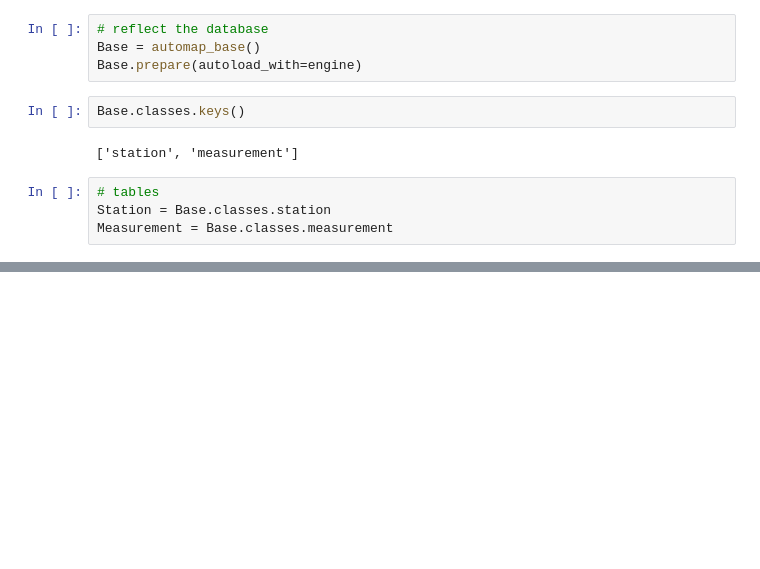
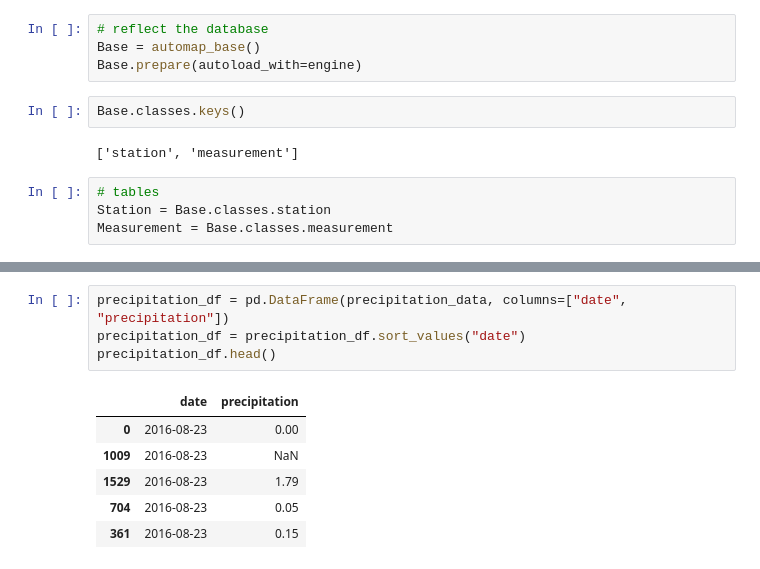
Before and after one commit to 99btyler/MSUDA-challenge-sqlalchemy, a Jupyter notebook: submission/climate.ipynb, the cells around one changed output, grey strips where cells are left out. Saved outputs shown, nothing was run; the diff lists cells and outputs as text; blank space fills up the shorter version.

```diff
--- a/submission/climate.ipynb
+++ b/submission/climate.ipynb
@@ -32,0 +51,11 @@ session = Session(engine)
+# %%
+precipitation_df = pd.DataFrame(precipitation_data, columns=["date", "precipitation"])
+precipitation_df = precipitation_df.sort_values("date")
+precipitation_df.head()
+# %% [output]
+|  | date | precipitation |
+| 0 | 2016-08-23 | 0.00 |
+| 1009 | 2016-08-23 | NaN |
+| 1529 | 2016-08-23 | 1.79 |
+| 704 | 2016-08-23 | 0.05 |
+| 361 | 2016-08-23 | 0.15 |
```
Also changed, not shown: parts of 9 cells of this notebook.
